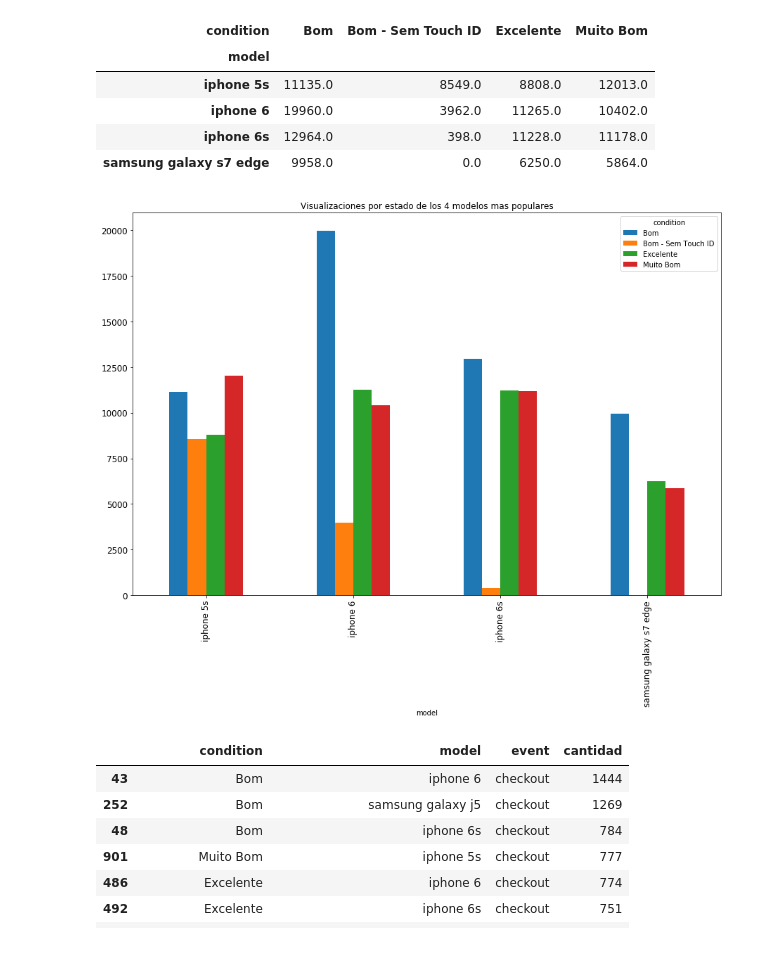
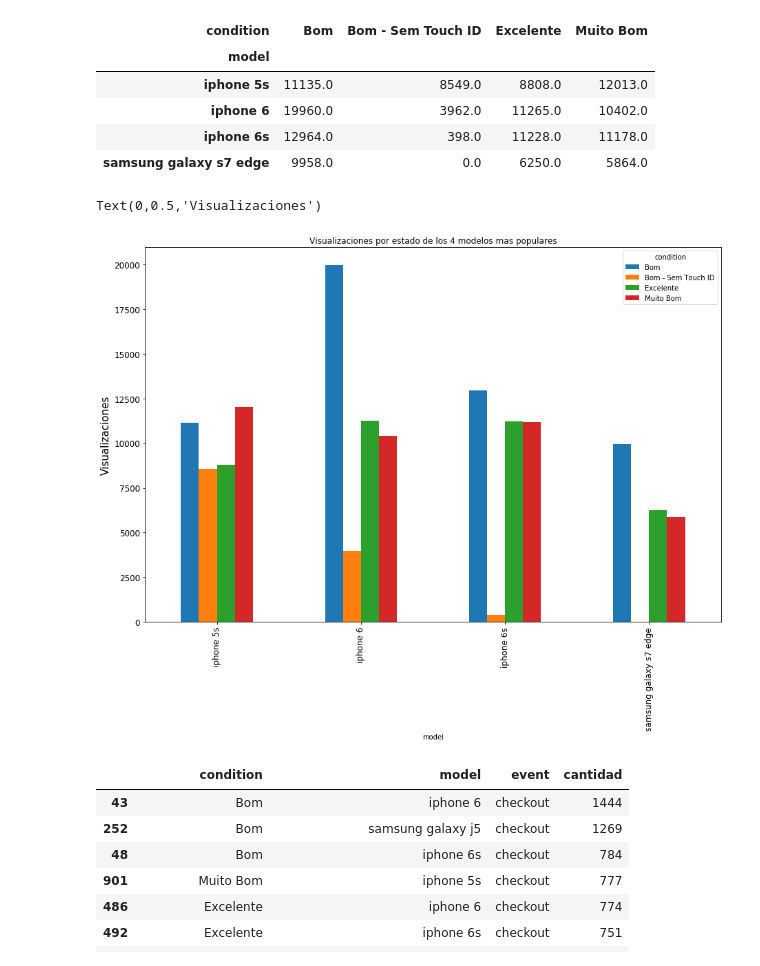
Before and after one commit to fonse451/Datos, a Jupyter notebook: AnalisisExploratorio-Trocafone Brian.ipynb, the cells around one changed output. Saved outputs shown, nothing was run; the diff lists cells and outputs as text; code cells hidden in the pictures.

```diff
--- a/AnalisisExploratorio-Trocafone Brian.ipynb
+++ b/AnalisisExploratorio-Trocafone Brian.ipynb
@@ -172,9 +173,11 @@ pivot
 # %%
 #Realizo el plot
 categories = pivot.columns
 ax = pivot[categories].plot(kind='bar', title ="Visualizaciones por estado de los 4 modelos mas populares", figsize=(15, 10), legend=True, fontsize=12)
+ax.set_ylabel('Visualizaciones',size = 15)
 # %% [output]
+Text(0,0.5,'Visualizaciones')
-[figure, old version]
+[figure, new version]
 # %%
 #Realizamos el mismo analisis que antes, pero ahora filtrando por checkout
 modelAndConditionCheckoutData = modelAndConditionData[modelAndConditionData['event'].map(lambda x: ( x== 'checkout'))]
```
Also changed, not shown: parts of 2 cells of this notebook, 1 other file.
